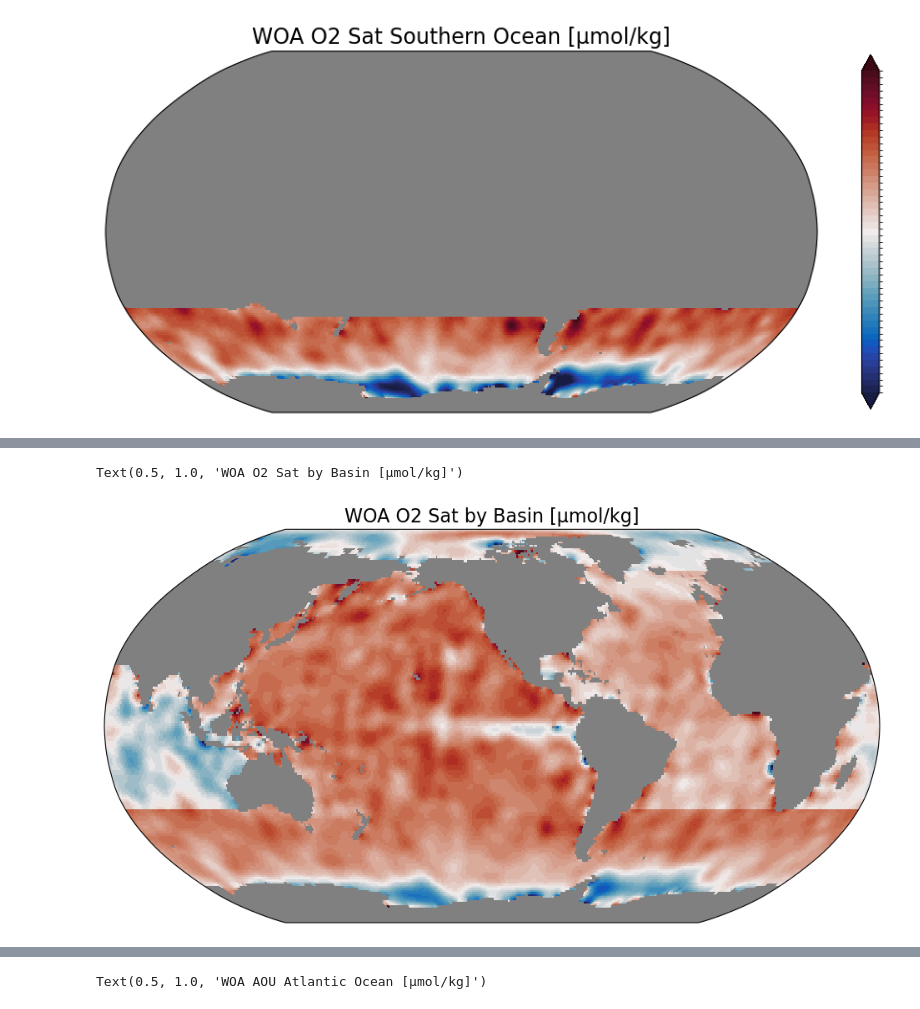
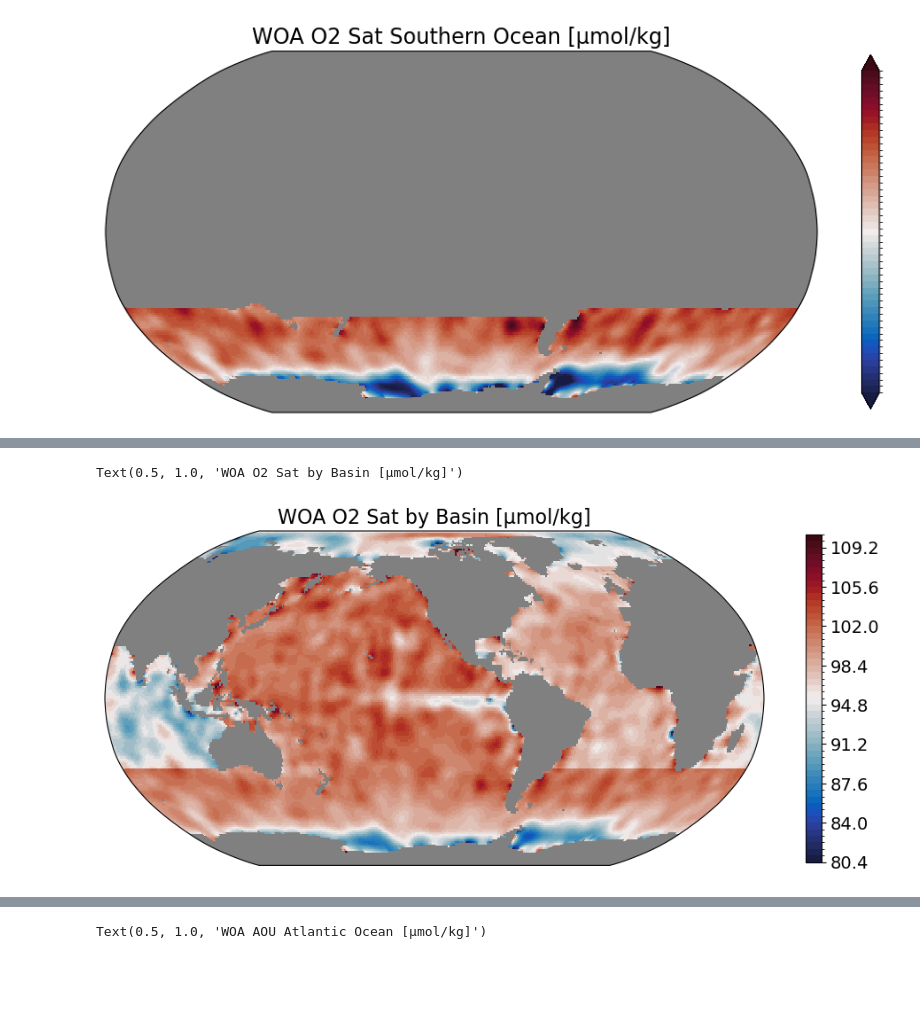
Before and after one commit to EES-3506-5506/EES3506_5506_Fall2023_Final_Project_G4_Hartman, a Jupyter notebook: notebooks/Final_Historical.ipynb, the cells around one changed output, grey strips where cells are left out. Drawn from its saved outputs; the diff is of its cells as text; code cells hidden in the pictures; blank space fills up the shorter version.

```diff
--- a/notebooks/Final_Historical.ipynb
+++ b/notebooks/Final_Historical.ipynb
@@ -473,32 +621,32 @@ o2satS = woa18_o2sat_southernocean.isel(depth=0).plot(x='lon',y='lat',
 
 o2satAr = woa18_o2sat_arctic.isel(depth=0).plot(x='lon',y='lat',
                          cmap=cmocean.cm.balance, levels=50,
                          subplot_kws = subplot_kws,
                          transform=ccrs.PlateCarree(),
                          add_colorbar=False)
 
 o2Asatt = woa18_o2sat_atlanticocean.isel(depth=0).plot(x='lon',y='lat',
                          cmap=cmocean.cm.balance, levels=50,
                          subplot_kws = subplot_kws,
                          transform=ccrs.PlateCarree(),
                          add_colorbar=False)
 
 o2satP = woa18_o2sat_pacificocean.isel(depth=0).plot(x='lon',y='lat',
                          cmap=cmocean.cm.balance, levels=50,
                          subplot_kws = subplot_kws,
                          transform=ccrs.PlateCarree(),
                          add_colorbar=False)
 
 o2satI = woa18_o2sat_indianocean.isel(depth=0).plot(x='lon',y='lat',
                          cmap=cmocean.cm.balance, levels=50,
                          subplot_kws = subplot_kws,
                          transform=ccrs.PlateCarree(),
                          add_colorbar=False)
 
 # add separate colorbar
-cb = plt.colorbar(aouS, ticks=[-50,-25,0,25,50], shrink=0.6)
+cb = plt.colorbar(o2satS, shrink=0.6)
 cb.ax.tick_params(labelsize=14)
 plt.title("WOA O2 Sat by Basin [μmol/kg]",fontsize=16)
 # %% [output]
 Text(0.5, 1.0, 'WOA O2 Sat by Basin [μmol/kg]')
-[figure, old version]
+[figure, new version]
```
Also changed, not shown: parts of 21 cells of this notebook.
